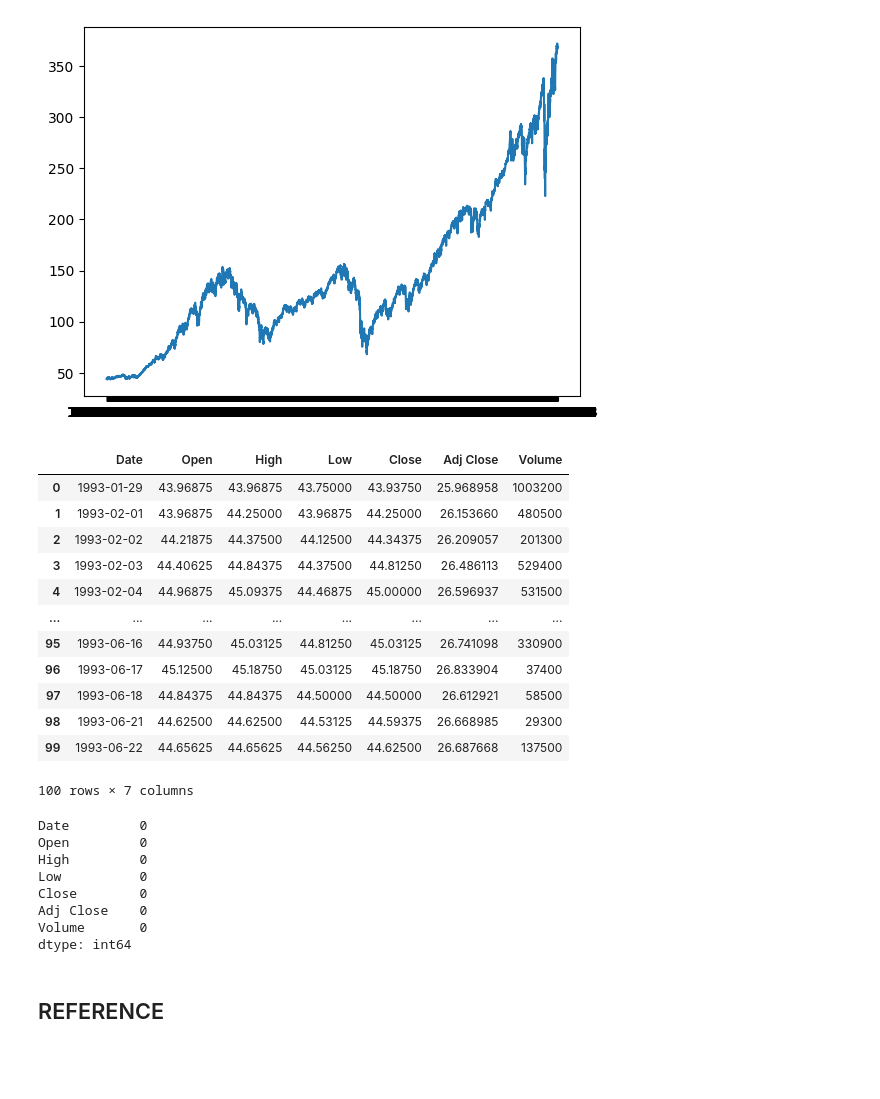
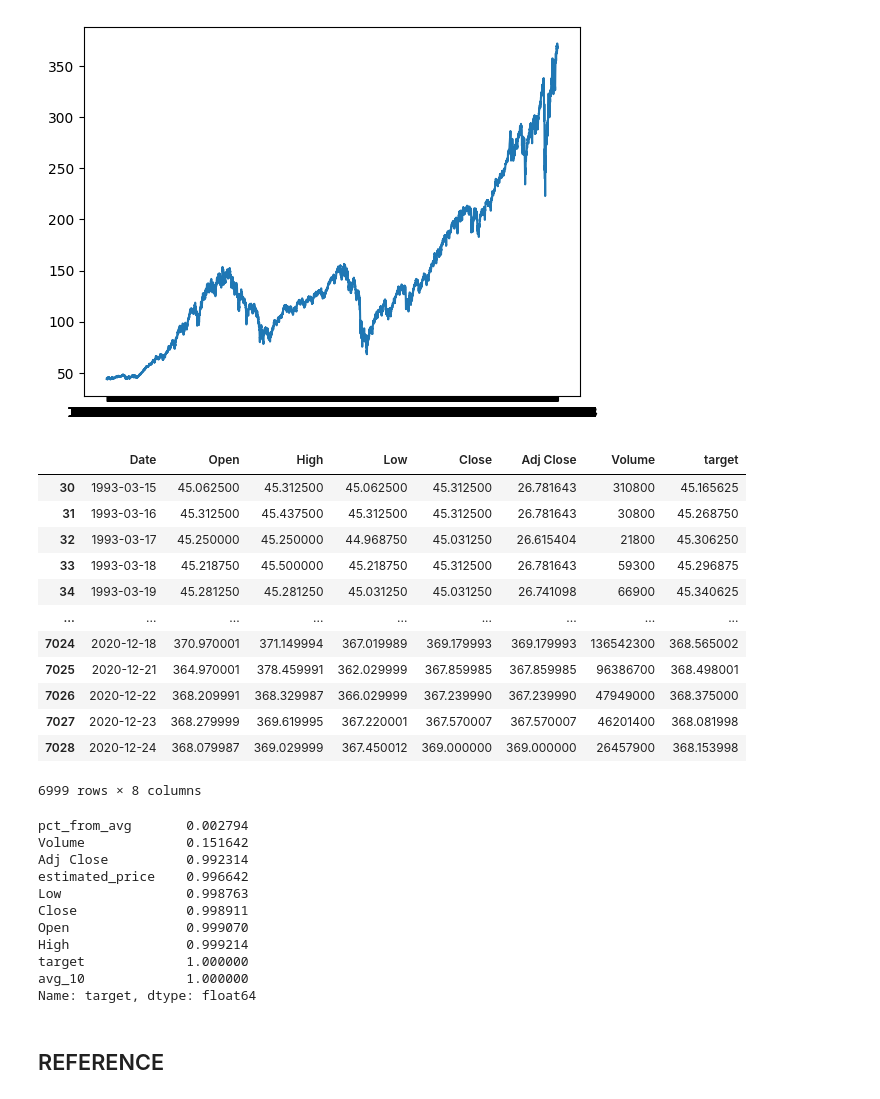
Before and after one commit to Ravonte-K/ML-NextDayReturn, a Jupyter notebook: src/test.ipynb, the cells around one changed output. Cells and saved outputs as stored; diff of their text form; code cells hidden in the pictures; blank space fills up the shorter version.

```diff
--- a/src/test.ipynb
+++ b/src/test.ipynb
@@ -11,33 +11,53 @@ plt.plot(dates,close)
 plt.show()
 # %% [output]
 [figure]
+# %%
+df
+# %% [output]
+|  | Date | Open | High | Low | Close | Adj Close | Volume | target |
+| 30 | 1993-03-15 | 45.062500 | 45.312500 | 45.062500 | 45.312500 | 26.781643 | 310800 | 45.165625 |
+| 31 | 1993-03-16 | 45.312500 | 45.437500 | 45.312500 | 45.312500 | 26.781643 | 30800 | 45.268750 |
+| 32 | 1993-03-17 | 45.250000 | 45.250000 | 44.968750 | 45.031250 | 26.615404 | 21800 | 45.306250 |
+| 33 | 1993-03-18 | 45.218750 | 45.500000 | 45.218750 | 45.312500 | 26.781643 | 59300 | 45.296875 |
+| 34 | 1993-03-19 | 45.281250 | 45.281250 | 45.031250 | 45.031250 | 26.741098 | 66900 | 45.340625 |
+| ... | ... | ... | ... | ... | ... | ... | ... | ... |
+| 7024 | 2020-12-18 | 370.970001 | 371.149994 | 367.019989 | 369.179993 | 369.179993 | 136542300 | 368.565002 |
+| 7025 | 2020-12-21 | 364.970001 | 378.459991 | 362.029999 | 367.859985 | 367.859985 | 96386700 | 368.498001 |
+| 7026 | 2020-12-22 | 368.209991 | 368.329987 | 366.029999 | 367.239990 | 367.239990 | 47949000 | 368.375000 |
+| 7027 | 2020-12-23 | 368.279999 | 369.619995 | 367.220001 | 367.570007 | 367.570007 | 46201400 | 368.081998 |
+| 7028 | 2020-12-24 | 368.079987 | 369.029999 | 367.450012 | 369.000000 | 369.000000 | 26457900 | 368.153998 |
+6999 rows × 8 columns
 # %%
-df.head(100)
+df['target'] = df['Close'].shift(1).rolling(10).mean()
+df = df.dropna()
+
+def findavg(df):
+    avg_10 = df["Close"].shift(1).rolling(10).mean()
+    yesterday_close = df["Close"].shift(1)
+
+    pct_from_avg = (yesterday_close - avg_10) / avg_10
+    estimated_price = df["Close"] * (1 + pct_from_avg)
+
+    return estimated_price
+
+
+df["avg_10"] = df["Close"].shift(1).rolling(10).mean()
+df["pct_from_avg"] = (df["Close"].shift(1) - df["avg_10"]) / df["avg_10"]
+df["estimated_price"] = df["Close"] * (1 + df["pct_from_avg"])
-# %% [output]
-|  | Date | Open | High | Low | Close | Adj Close | Volume |
-| 0 | 1993-01-29 | 43.96875 | 43.96875 | 43.75000 | 43.93750 | 25.968958 | 1003200 |
-| 1 | 1993-02-01 | 43.96875 | 44.25000 | 43.96875 | 44.25000 | 26.153660 | 480500 |
-| 2 | 1993-02-02 | 44.21875 | 44.37500 | 44.12500 | 44.34375 | 26.209057 | 201300 |
-| 3 | 1993-02-03 | 44.40625 | 44.84375 | 44.37500 | 44.81250 | 26.486113 | 529400 |
-| 4 | 1993-02-04 | 44.96875 | 45.09375 | 44.46875 | 45.00000 | 26.596937 | 531500 |
-| ... | ... | ... | ... | ... | ... | ... | ... |
-| 95 | 1993-06-16 | 44.93750 | 45.03125 | 44.81250 | 45.03125 | 26.741098 | 330900 |
-| 96 | 1993-06-17 | 45.12500 | 45.18750 | 45.03125 | 45.18750 | 26.833904 | 37400 |
-| 97 | 1993-06-18 | 44.84375 | 44.84375 | 44.50000 | 44.50000 | 26.612921 | 58500 |
-| 98 | 1993-06-21 | 44.62500 | 44.62500 | 44.53125 | 44.59375 | 26.668985 | 29300 |
-| 99 | 1993-06-22 | 44.65625 | 44.65625 | 44.56250 | 44.62500 | 26.687668 | 137500 |
-100 rows × 7 columns
 # %%
-df.isnull().sum()
+df.corr(numeric_only=True)["target"].sort_values()
 # %% [output]
-Date         0
-Open         0
-High         0
-Low          0
-Close        0
-Adj Close    0
-Volume       0
-dtype: int64
+pct_from_avg       0.002794
+Volume             0.151642
+Adj Close          0.992314
+estimated_price    0.996642
+Low                0.998763
+Close              0.998911
+Open               0.999070
+High               0.999214
+target             1.000000
+avg_10             1.000000
+Name: target, dtype: float64
 # %% [markdown]
 ## REFERENCE
 # %%
```
Also changed, not shown: 1 other file.
